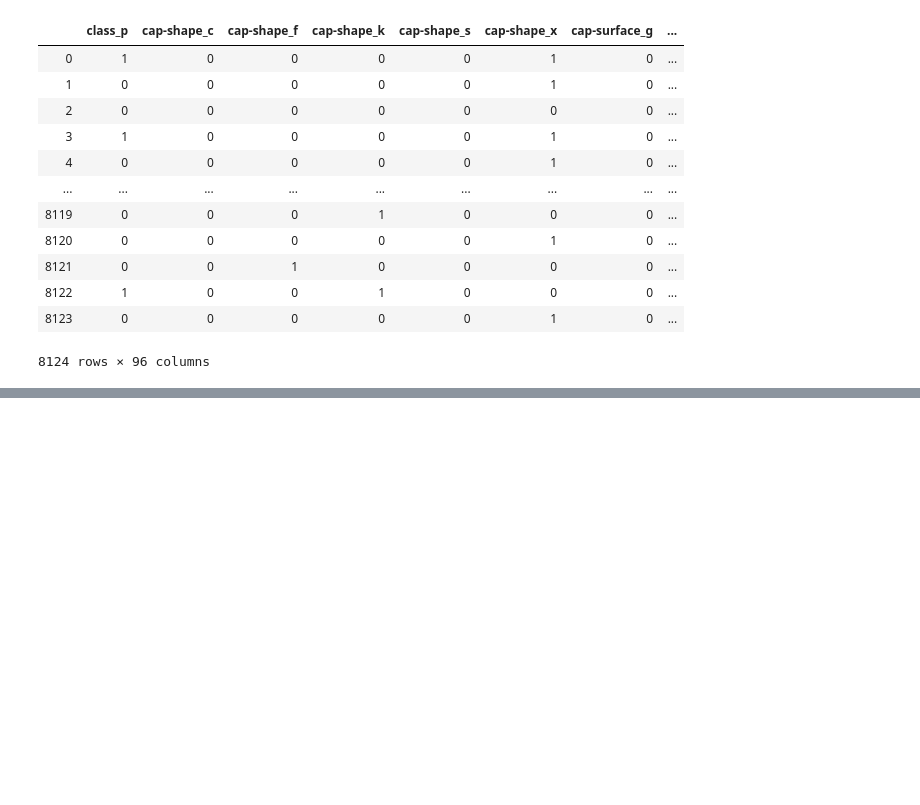
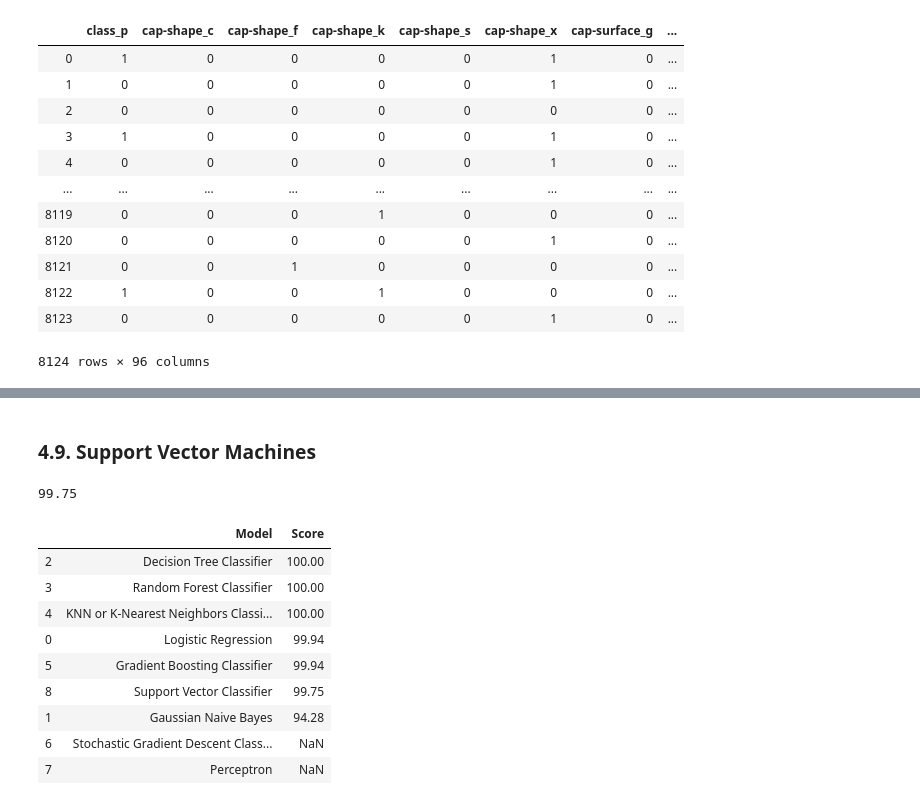
Before and after one commit to akshaynayanravi/mushrooms_classes, a Jupyter notebook: mushroom_types_classification.ipynb, the cells around one changed output, grey strips where cells are left out. Saved outputs shown, nothing was run; the diff lists cells and outputs as text; code cells hidden in the pictures; blank space fills up the shorter version.

Commit message:
Tested Multiple Classification Models

```diff
--- a/mushroom_types_classification.ipynb
+++ b/mushroom_types_classification.ipynb
@@ -390,0 +466,12 @@ data_with_dummies
+# %%
+from sklearn.ensemble import RandomForestClassifier
+
+randomforest = RandomForestClassifier()
+
+randomforest.fit(x_train, y_train)
+
+y_pred = randomforest.predict(x_test)
+
+acc_randomforest = round(accuracy_score(y_pred, y_test) * 100, 2)
+
+acc_randomforest
@@ -390,0 +482,12 @@ data_with_dummies
+# %%
+from sklearn.neighbors import KNeighborsClassifier
+
+knn = KNeighborsClassifier()
+
+knn.fit(x_train, y_train)
+
+y_pred = knn.predict(x_test)
+
+acc_knn = round(accuracy_score(y_pred, y_test) * 100, 2)
+
+acc_knn
@@ -390,0 +498,12 @@ data_with_dummies
+# %%
+from sklearn.ensemble import GradientBoostingClassifier
+
+gbc = GradientBoostingClassifier()
+
+gbc.fit(x_train, y_train)
+
+y_pred = gbc.predict(x_test)
+
+acc_gbc = round(accuracy_score(y_pred, y_test) * 100, 2)
+
+acc_gbc
@@ -390,0 +548,31 @@ data_with_dummies
+# %% [markdown]
+### 4.9. Support Vector Machines
+# %%
+from sklearn.svm import SVC
+
+svc = SVC()
+
+svc.fit(x_train, y_train)
+
+y_pred = svc.predict(x_test)
+
+acc_svc = round(accuracy_score(y_pred, y_test) * 100, 2)
+
+acc_svc
+# %% [output]
+99.75
+# %%
+models = pd.DataFrame({'Model':['Logistic Regression', 'Gaussian Naive Bayes', 'Decision Tree Classifier', 'Random Forest Classifier', 'KNN or K-Nearest Neighbors Classifier', 'Gradient Boosting Classifier', 'Stochastic Gradient Descent Classifier', 'Perceptron', 'Support Vector Classifier'], 'Score': [acc_logreg, acc_gaussian, acc_decisiontree, acc_randomforest, acc_knn, acc_gbc, np.nan, np.nan, acc_svc]})
+# %%
+models.sort_values(by='Score', ascending=False)
+# %% [output]
+|  | Model | Score |
+| 2 | Decision Tree Classifier | 100.00 |
+| 3 | Random Forest Classifier | 100.00 |
+| 4 | KNN or K-Nearest Neighbors Classi... | 100.00 |
+| 0 | Logistic Regression | 99.94 |
+| 5 | Gradient Boosting Classifier | 99.94 |
+| 8 | Support Vector Classifier | 99.75 |
+| 1 | Gaussian Naive Bayes | 94.28 |
+| 6 | Stochastic Gradient Descent Class... | NaN |
+| 7 | Perceptron | NaN |
```
Also changed, not shown: parts of 26 cells of this notebook.
